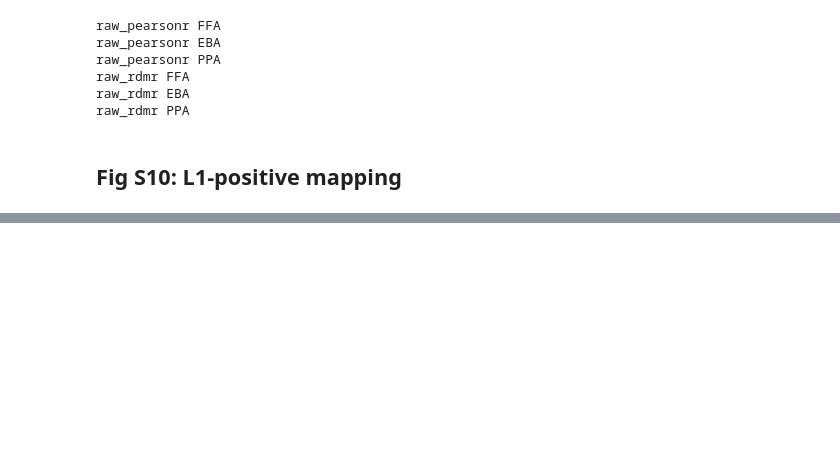
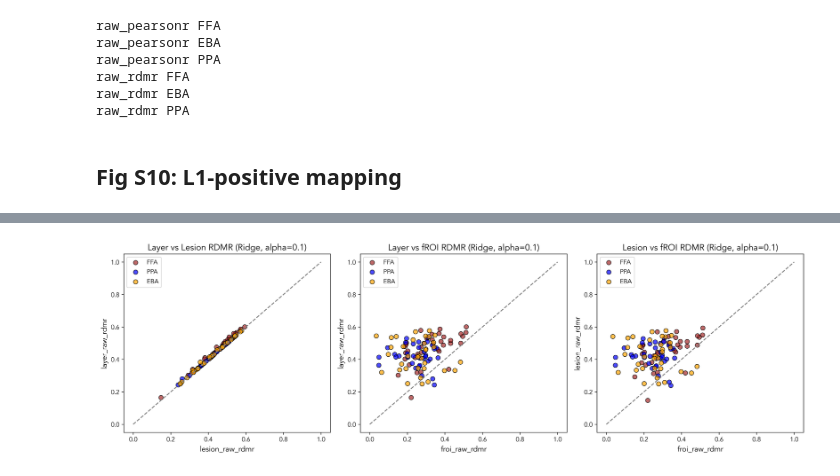
Before and after one commit to murtylab/comparing-category-selectivity, a Jupyter notebook: preprint/preprint_figs_section5.ipynb, the cells around one changed output, grey strips where cells are left out. Saved outputs shown, nothing was run; the diff lists cells and outputs as text; code cells hidden in the pictures; blank space fills up the shorter version.

Commit message:
fig5: main figure

```diff
--- a/preprint/preprint_figs_section5.ipynb
+++ b/preprint/preprint_figs_section5.ipynb
@@ -248,0 +765,64 @@ raw_rdmr PPA
+# %%
+# Filter for ridge mapper and alpha 0.1
+df_ridge = lesion_csv[(lesion_csv['mapper'] == 'ridge') & (lesion_csv['alpha'] == 0.1)]
+
+# Aggregate by model and fmri_froi (median across subjects)
+df_ridge_agg = df_ridge.groupby(['model', 'fmri_froi']).agg({
+    'layer_raw_rdmr': 'median',
+    'froi_raw_rdmr': 'median',
+    'lesion_raw_rdmr': 'median',
+}).reset_index()
+
+# Define colors for each fROI
+froi_colors = {'FFA': 'brown', 'PPA': 'blue', 'EBA': 'orange'}
+
+# Make 3 scatter plots
+fig, axs = plt.subplots(1, 3, figsize=(16, 5), dpi=300)
+
+# Plot 1: lesion_raw_rdmr (x-axis) vs layer_raw_rdmr (y-axis)
+for froi in ['FFA', 'PPA', 'EBA']:
+    df_froi = df_ridge_agg[df_ridge_agg['fmri_froi'] == froi]
+    axs[0].scatter(
+        df_froi['lesion_raw_rdmr'], df_froi['layer_raw_rdmr'],
+        color=froi_colors[froi], alpha=0.7, edgecolors='k', s=50, label=froi
+    )
+# Add diagonal line
+axs[0].plot([0, 1], [0, 1], color='gray', linestyle='--')
+axs[0].set_xlabel('lesion_raw_rdmr', fontsize=12)
+axs[0].set_ylabel('layer_raw_rdmr', fontsize=12)
+axs[0].set_title('Layer vs Lesion RDMR (Ridge, alpha=0.1)', fontsize=14)
+axs[0].legend()
+
+# Plot 2: froi_raw_rdmr (x-axis) vs layer_raw_rdmr (y-axis)
+for froi in ['FFA', 'PPA', 'EBA']:
+    df_froi = df_ridge_agg[df_ridge_agg['fmri_froi'] == froi]
+    axs[1].scatter(
+        df_froi['froi_raw_rdmr'], df_froi['layer_raw_rdmr'],
+        color=froi_colors[froi], alpha=0.7, edgecolors='k', s=50, label=froi
+    )
+# Add diagonal line
+axs[1].plot([0, 1], [0, 1], color='gray', linestyle='--')
+axs[1].set_xlabel('froi_raw_rdmr', fontsize=12)
+axs[1].set_ylabel('layer_raw_rdmr', fontsize=12)
+axs[1].set_title('Layer vs fROI RDMR (Ridge, alpha=0.1)', fontsize=14)
+axs[1].legend()
+
+# Plot 3: froi_raw_rdmr (x-axis) vs lesion_raw_rdmr (y-axis)
+for froi in ['FFA', 'PPA', 'EBA']:
+    df_froi = df_ridge_agg[df_ridge_agg['fmri_froi'] == froi]
+    axs[2].scatter(
+        df_froi['froi_raw_rdmr'], df_froi['lesion_raw_rdmr'],
+        color=froi_colors[froi], alpha=0.7, edgecolors='k', s=50, label=froi
+    )
+# Add diagonal line
+axs[2].plot([0, 1], [0, 1], color='gray', linestyle='--')
+axs[2].set_xlabel('froi_raw_rdmr', fontsize=12)
+axs[2].set_ylabel('lesion_raw_rdmr', fontsize=12)
+axs[2].set_title('Lesion vs fROI RDMR (Ridge, alpha=0.1)', fontsize=14)
+axs[2].legend()
+
+plt.tight_layout()
+plt.show()
+plt.close()
+# %% [output]
+[figure, added]
```
Also changed, not shown: parts of 6 cells of this notebook.
